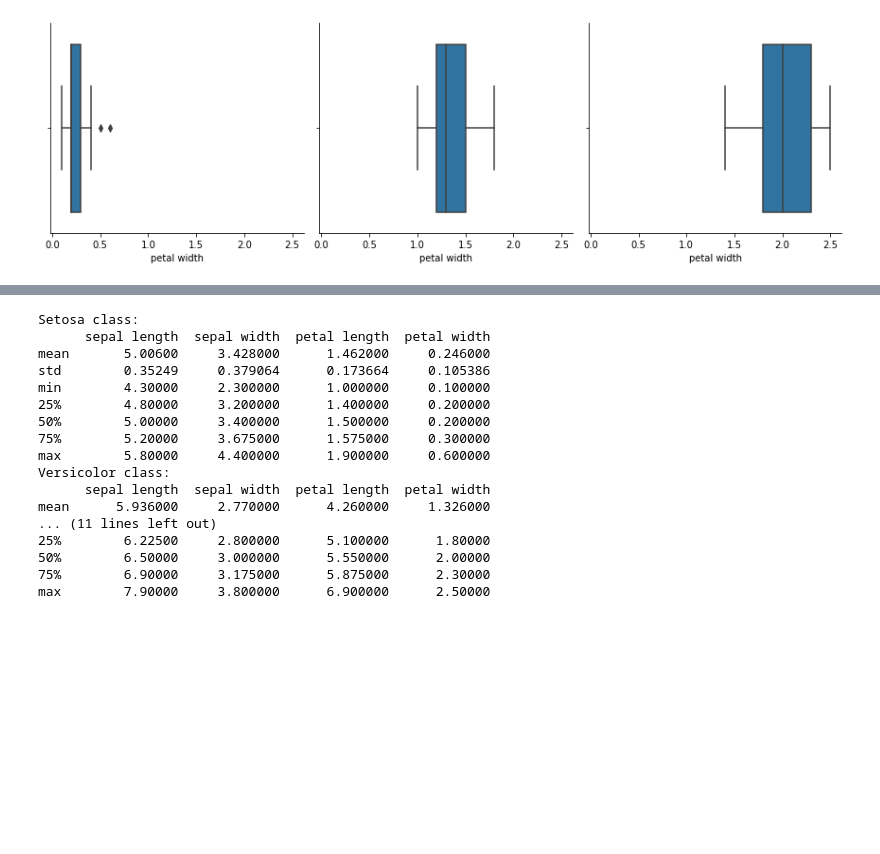
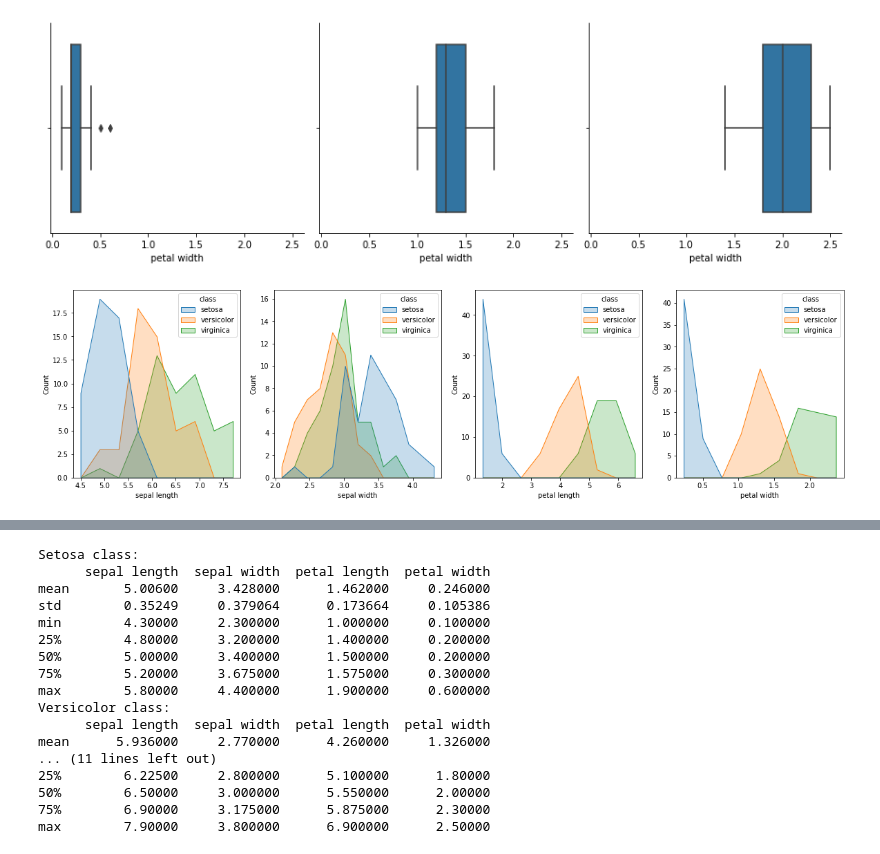
Before and after one commit to AmrMomtaz/Iris-Dataset-Exploration, a Jupyter notebook: Iris-Exploration.ipynb, the cells around one changed output, grey strips where cells are left out. Cells and saved outputs as stored; diff of their text form; code cells hidden in the pictures; blank space fills up the shorter version.

```diff
--- a/Iris-Exploration.ipynb
+++ b/Iris-Exploration.ipynb
@@ -109,3 +111,15 @@ g.set_titles('');
 # %% [output]
 [figure]
 [figure]
+# %%
+plt.figure(figsize = [20, 5])
+plt.subplot(1, 4, 1)
+sb.histplot(data=df,x = 'sepal length',hue='class',element = 'poly');
+plt.subplot(1, 4, 2)
+sb.histplot(data=df,x = 'sepal width',hue='class',element = 'poly');
+plt.subplot(1, 4, 3)
+sb.histplot(data=df,x = 'petal length',hue='class',element = 'poly');
+plt.subplot(1, 4, 4)
+sb.histplot(data=df,x = 'petal width',hue='class',element = 'poly');
+# %% [output]
+[figure, added]
```
Also changed, not shown: parts of 10 cells of this notebook.
